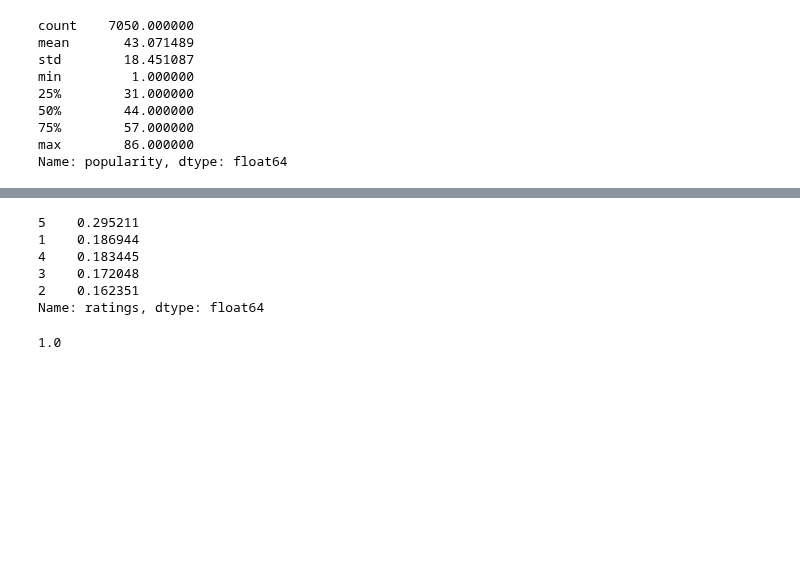
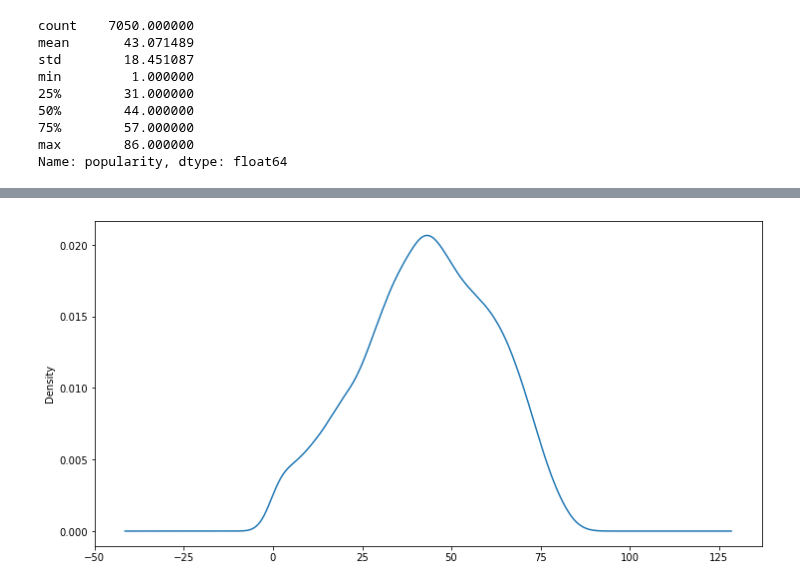
Before and after one commit to adinas94/Spotify_Recommendation_System, a Jupyter notebook: EDA.ipynb, the cells around one changed output, grey strips where cells are left out. Drawn from its saved outputs; the diff is of its cells as text; code cells hidden in the pictures; blank space fills up the shorter version.

```diff
--- a/EDA.ipynb
+++ b/EDA.ipynb
@@ -177,2 +200,7 @@ Name: popularity, dtype: float64
+# %%
+df['popularity'].plot(kind='kde', figsize = (12,6))
+plt.show()
+# %% [output]
+[figure, added]
 # %%
 #Create a binned variable for popularity as a proxy for our ratings
@@ -183,14 +211 @@ df['ratings'] = df['popularity'].apply(lambda x: 1 if x <= 31
                                        else 5)
-# %%
-df['ratings'].value_counts(normalize=True)
-# %% [output]
-5    0.295211
-1    0.186944
-4    0.183445
-3    0.172048
-2    0.162351
-Name: ratings, dtype: float64
-# %%
-df['ratings'].value_counts(normalize=True).sum()
-# %% [output]
-1.0
```
Also changed, not shown: parts of 14 cells of this notebook, 2 other files.
